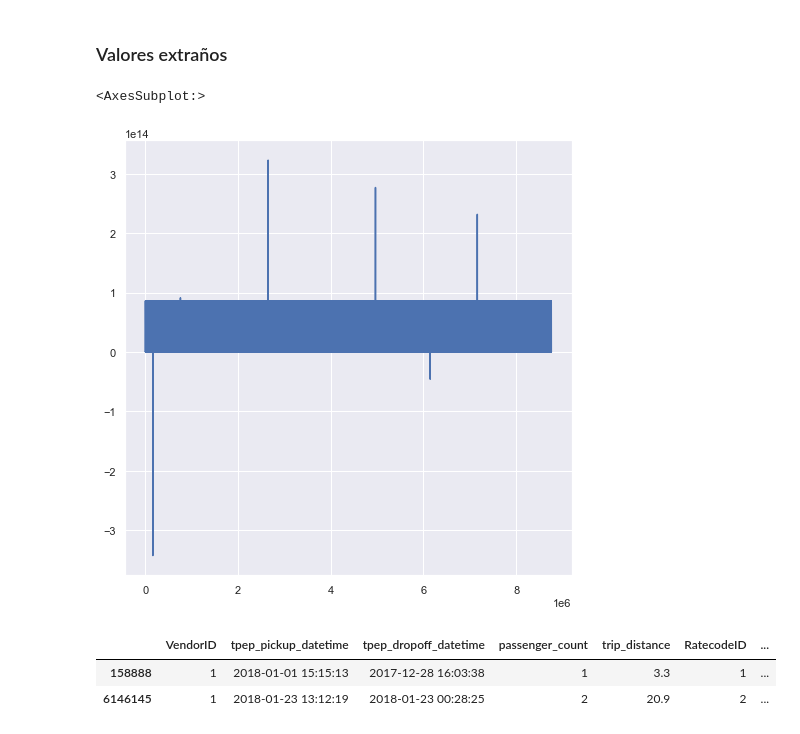
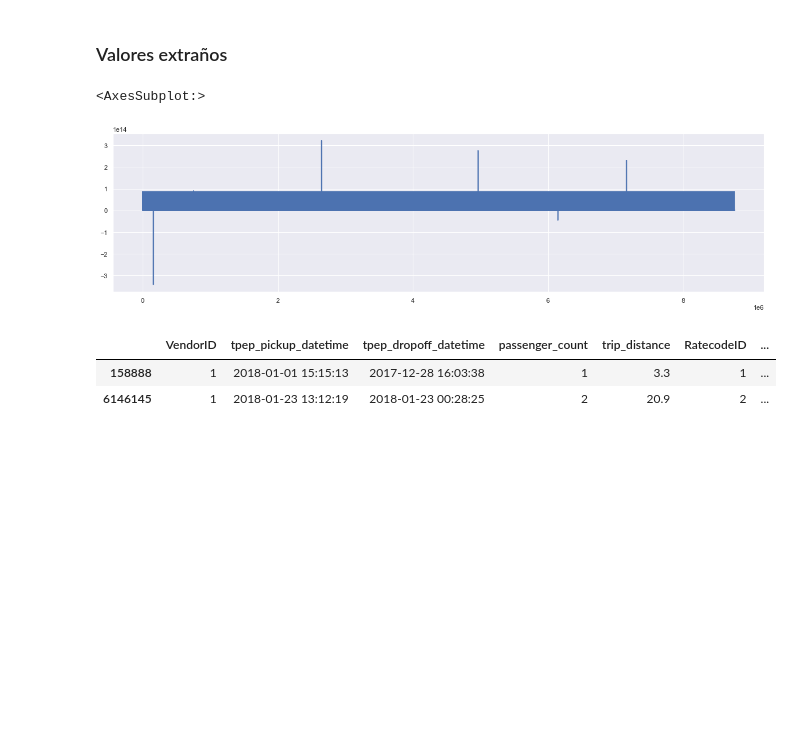
Before and after one commit to Ramirez-L/Proyecto_Taxis_Grupo_11, a Jupyter notebook: Exploracion/Dataset_Taxis.ipynb, the cells around one changed output. Saved outputs shown, nothing was run; the diff lists cells and outputs as text; code cells hidden in the pictures; blank space fills up the shorter version.

```diff
--- a/Exploracion/Dataset_Taxis.ipynb
+++ b/Exploracion/Dataset_Taxis.ipynb
@@ -218,10 +220,10 @@ memory usage: 1.3+ GB
 # %% [markdown]
 ### Valores extraños
 # %%
-data["Tiempo_Viaje"].plot()
+data["Tiempo_Viaje"].plot(figsize=(20,5))
 # %% [output]
 <AxesSubplot:>
-[figure, old version]
+[figure, new version]
 # %%
 data[data["Tiempo_Viaje"]<timedelta(0)]
 # %% [output]
```
Also changed, not shown: parts of 92 cells of this notebook.
